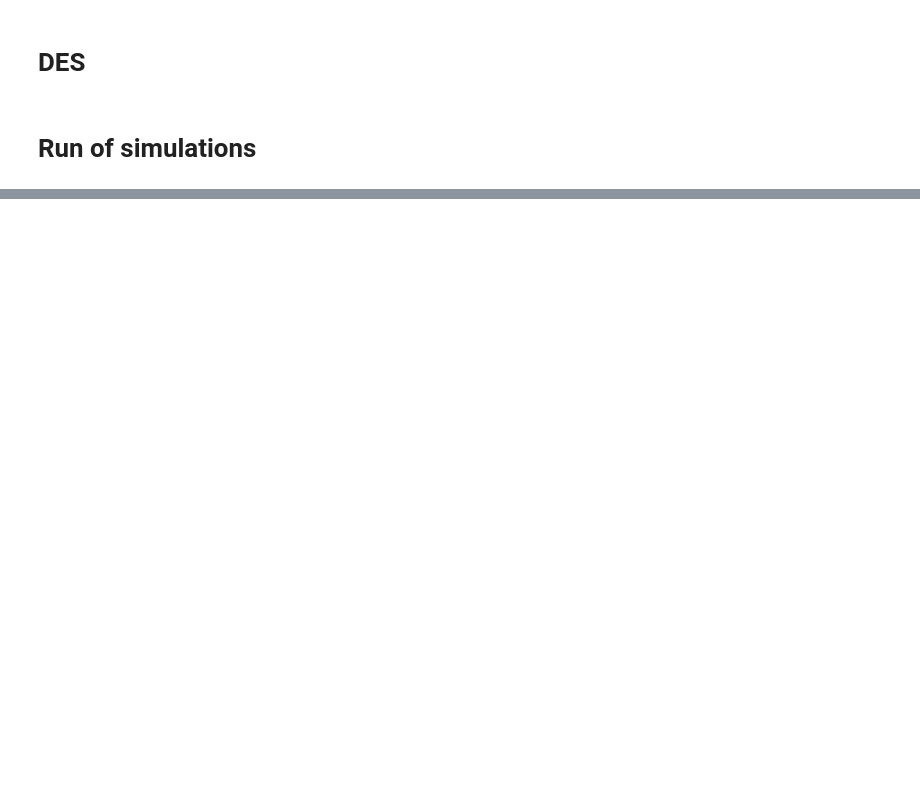
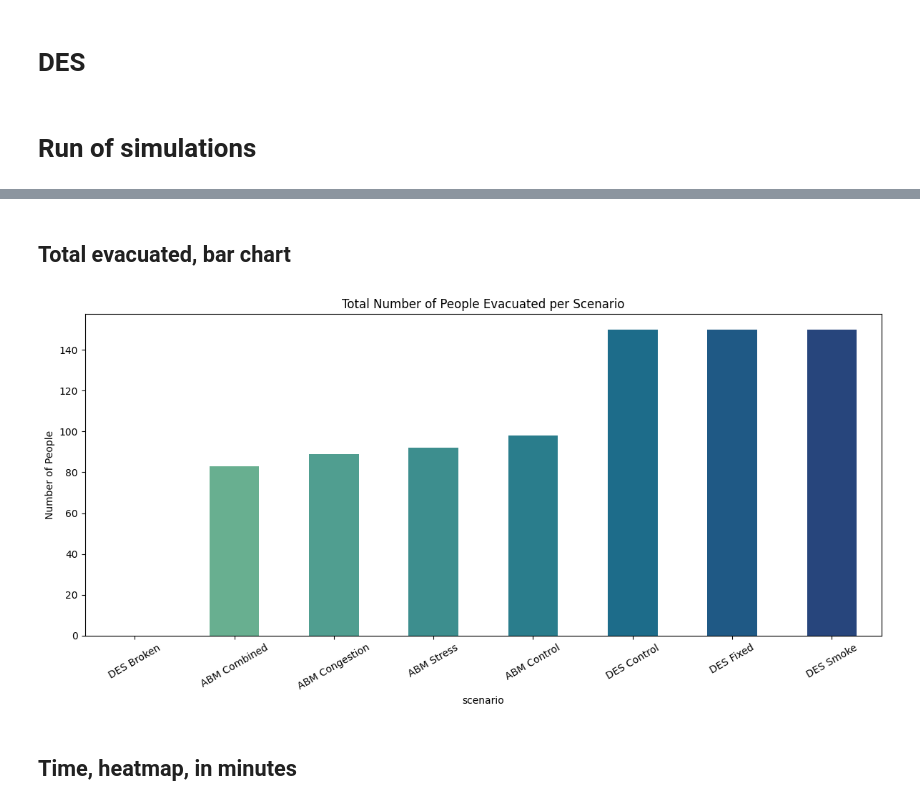
Before and after one commit to chigvintseva/UniProject-AST, a Jupyter notebook: ast_main.ipynb, the cells around one changed output, grey strips where cells are left out. Drawn from its saved outputs; the diff is of its cells as text; code cells hidden in the pictures; blank space fills up the shorter version.

```diff
--- a/ast_main.ipynb
+++ b/ast_main.ipynb
@@ -315,0 +418,15 @@ plt.show()
+# %% [markdown]
+## Total evacuated, bar chart
+# %%
+plt.figure(figsize=(12, 6))
+kpi_evac = all_sim.groupby('scenario')['evacuated'].sum().sort_values()
+kpi_evac.plot(kind='bar', color=sns.color_palette('crest', len(kpi_evac)))
+plt.title("Total Number of People Evacuated per Scenario")
+plt.ylabel("Number of People")
+plt.xticks(rotation=30)
+plt.tight_layout()
+plt.show()
+# %% [output]
+[figure, added]
+# %% [markdown]
+## Time, heatmap, in minutes
```
Also changed, not shown: parts of 32 cells of this notebook.
